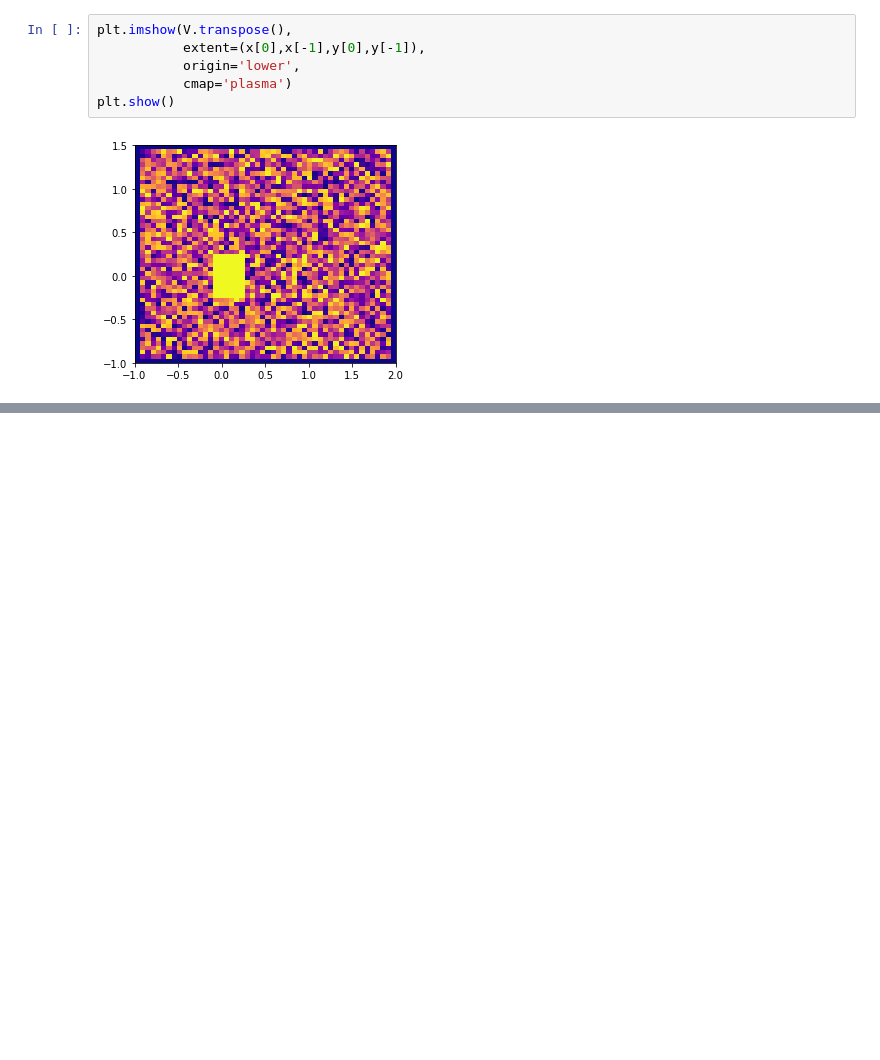
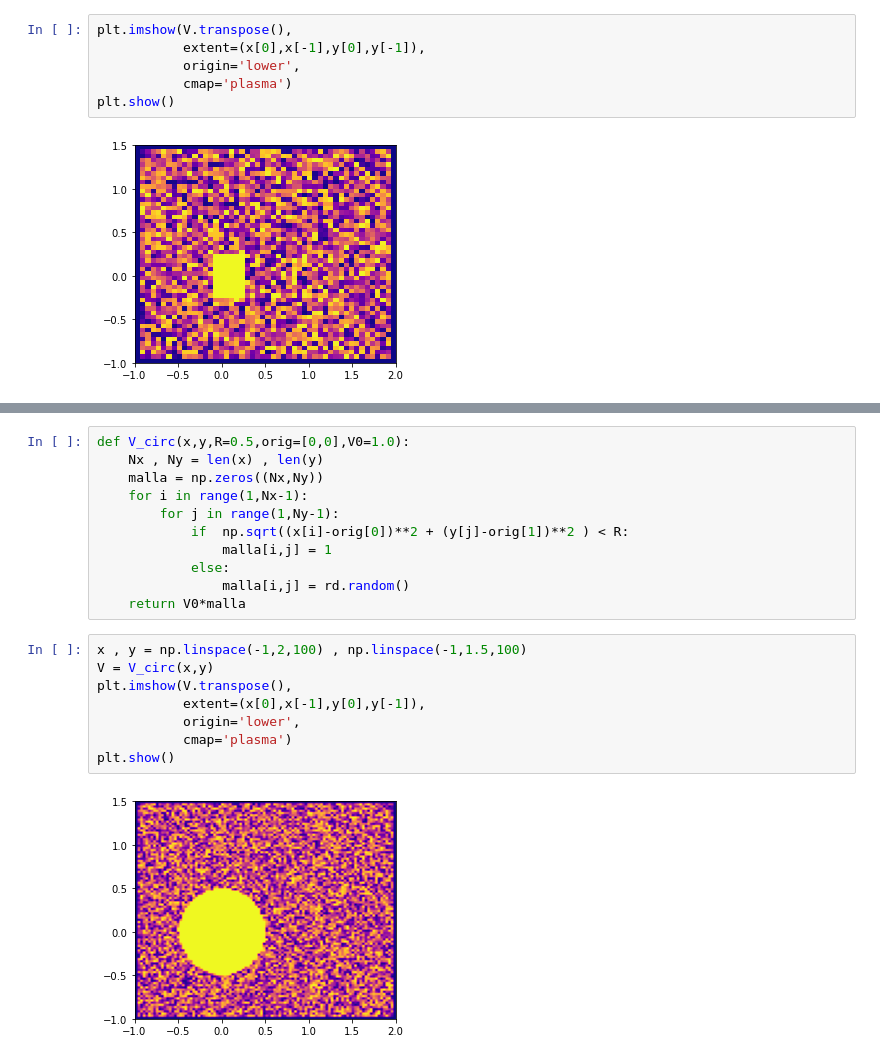
Before and after one commit to richmf/FisComp26-2, a Jupyter notebook: Metodo de Jacobi (Clase 18).ipynb, the cells around one changed output, grey strips where cells are left out. Saved outputs shown, nothing was run; the diff lists cells and outputs as text; blank space fills up the shorter version.

```diff
--- a/Metodo de Jacobi (Clase 18).ipynb
+++ b/Metodo de Jacobi (Clase 18).ipynb
@@ -54,0 +70,21 @@ plt.show()
+# %%
+def V_circ(x,y,R=0.5,orig=[0,0],V0=1.0):
+    Nx , Ny = len(x) , len(y)
+    malla = np.zeros((Nx,Ny))
+    for i in range(1,Nx-1):
+        for j in range(1,Ny-1):
+            if  np.sqrt((x[i]-orig[0])**2 + (y[j]-orig[1])**2 ) < R:
+                malla[i,j] = 1
+            else:
+                malla[i,j] = rd.random()
+    return V0*malla
+# %%
+x , y = np.linspace(-1,2,100) , np.linspace(-1,1.5,100)
+V = V_circ(x,y)
+plt.imshow(V.transpose(),
+           extent=(x[0],x[-1],y[0],y[-1]),
+           origin='lower',
+           cmap='plasma')
+plt.show()
+# %% [output]
+[figure, added]
```
Also changed, not shown: parts of 6 cells of this notebook.
